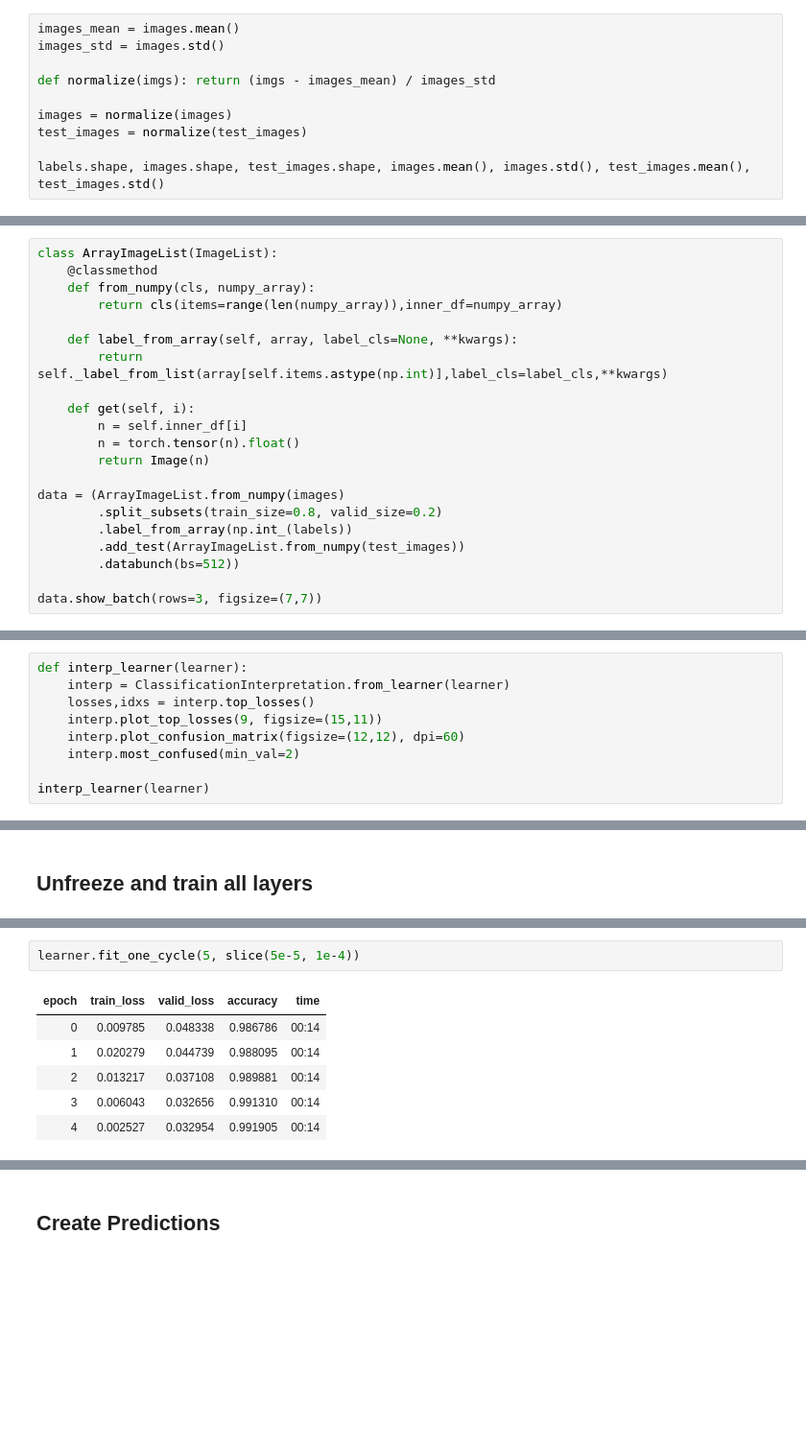
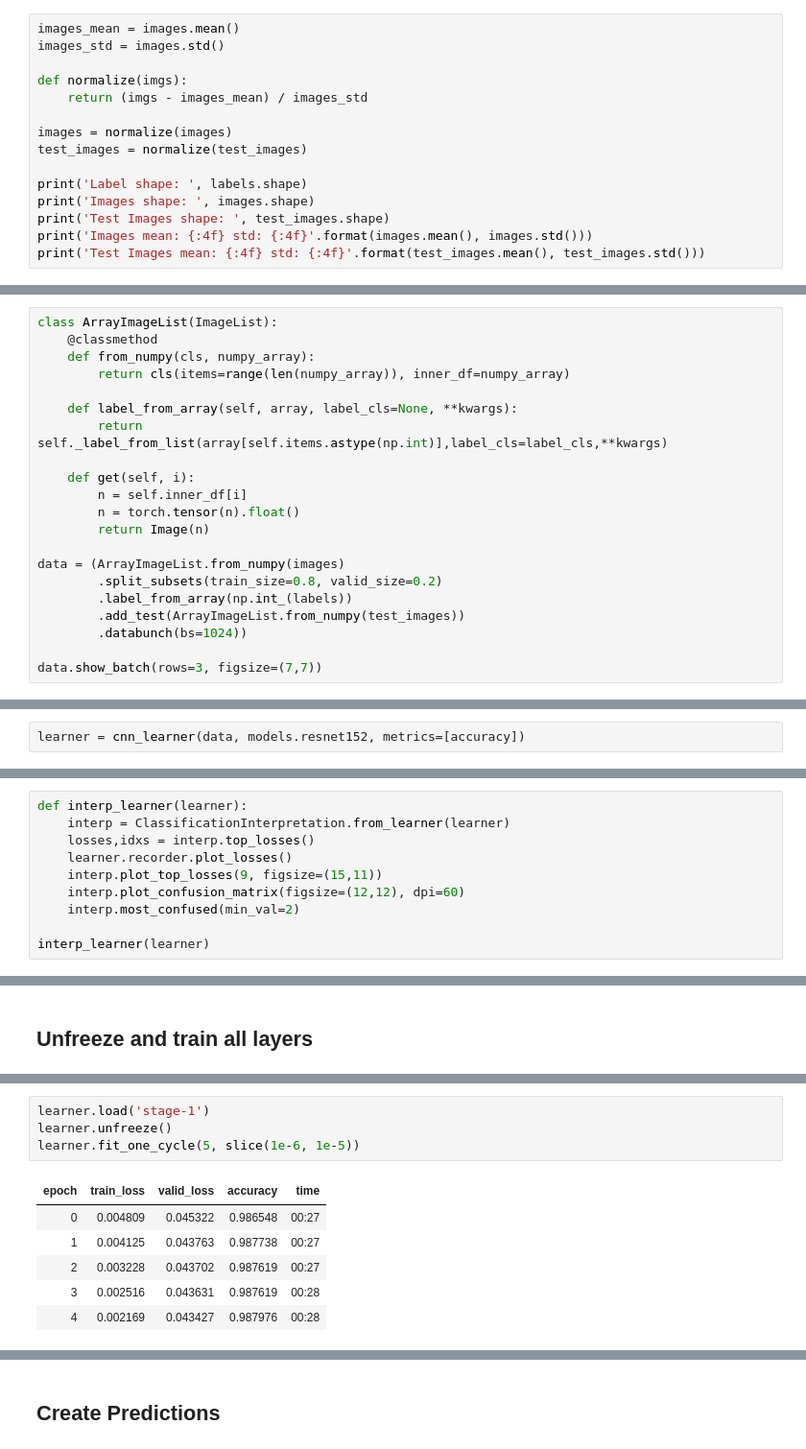
Before and after one commit to Jchang4/ml-projects, a Jupyter notebook: digit_recognizer/Digit Recognizer - MNIST.ipynb, the cells around one changed output, grey strips where cells are left out. Shown at 96% size. Cells and saved outputs as stored; diff of their text form; blank space fills up the shorter version.

```diff
--- a/digit_recognizer/Digit Recognizer - MNIST.ipynb
+++ b/digit_recognizer/Digit Recognizer - MNIST.ipynb
@@ -47,10 +47,15 @@ labels.shape, images.shape, test_images.shape
 images_mean = images.mean()
 images_std = images.std()
 
-def normalize(imgs): return (imgs - images_mean) / images_std
+def normalize(imgs):
+    return (imgs - images_mean) / images_std
 
 images = normalize(images)
 test_images = normalize(test_images)
 
-labels.shape, images.shape, test_images.shape, images.mean(), images.std(), test_images.mean(), test_images.std()
+print('Label shape: ', labels.shape)
+print('Images shape: ', images.shape)
+print('Test Images shape: ', test_images.shape)
+print('Images mean: {:4f} std: {:4f}'.format(images.mean(), images.std()))
+print('Test Images mean: {:4f} std: {:4f}'.format(test_images.mean(), test_images.std()))
 # %% [output]
@@ -65,7 +68,7 @@ labels.shape, images.shape, test_images.shape, images.mean(), images.std(), test
 class ArrayImageList(ImageList):
     @classmethod
     def from_numpy(cls, numpy_array):
-        return cls(items=range(len(numpy_array)),inner_df=numpy_array)
+        return cls(items=range(len(numpy_array)), inner_df=numpy_array)
 
     def label_from_array(self, array, label_cls=None, **kwargs):
         return self._label_from_list(array[self.items.astype(np.int)],label_cls=label_cls,**kwargs)
@@ -79,7 +82,7 @@ data = (ArrayImageList.from_numpy(images)
         .split_subsets(train_size=0.8, valid_size=0.2)
         .label_from_array(np.int_(labels))
         .add_test(ArrayImageList.from_numpy(test_images))
-        .databunch(bs=512))
+        .databunch(bs=1024))
 
 data.show_batch(rows=3, figsize=(7,7))
 # %% [output]
@@ -111,3 +90,5 @@ learner = cnn_learner(data, models.resnet50, metrics=[accuracy])
+# %%
+learner = cnn_learner(data, models.resnet152, metrics=[accuracy])
 # %%
 learner.lr_find()
 learner.recorder.plot()
@@ -128,6 +111,7 @@ learner.fit_one_cycle(5, 1e-2)
 def interp_learner(learner):
     interp = ClassificationInterpretation.from_learner(learner)
     losses,idxs = interp.top_losses()
+    learner.recorder.plot_losses()
     interp.plot_top_losses(9, figsize=(15,11))
     interp.plot_confusion_matrix(figsize=(12,12), dpi=60)
     interp.most_confused(min_val=2)
@@ -160,12 +143,14 @@ learner.save('resnet50-stage-1')
 # %%
-learner.fit_one_cycle(5, slice(5e-5, 1e-4))
+learner.load('stage-1')
+learner.unfreeze()
+learner.fit_one_cycle(5, slice(1e-6, 1e-5))
 # %% [output]
 | epoch | train_loss | valid_loss | accuracy | time |
-| 0 | 0.009785 | 0.048338 | 0.986786 | 00:14 |
-| 1 | 0.020279 | 0.044739 | 0.988095 | 00:14 |
-| 2 | 0.013217 | 0.037108 | 0.989881 | 00:14 |
-| 3 | 0.006043 | 0.032656 | 0.991310 | 00:14 |
-| 4 | 0.002527 | 0.032954 | 0.991905 | 00:14 |
+| 0 | 0.004809 | 0.045322 | 0.986548 | 00:27 |
+| 1 | 0.004125 | 0.043763 | 0.987738 | 00:27 |
+| 2 | 0.003228 | 0.043702 | 0.987619 | 00:27 |
+| 3 | 0.002516 | 0.043631 | 0.987619 | 00:28 |
+| 4 | 0.002169 | 0.043427 | 0.987976 | 00:28 |
 # %%
 interp_learner(learner)
 # %% [output]
```
Also changed, not shown: parts of 19 cells of this notebook, 1 other file.
